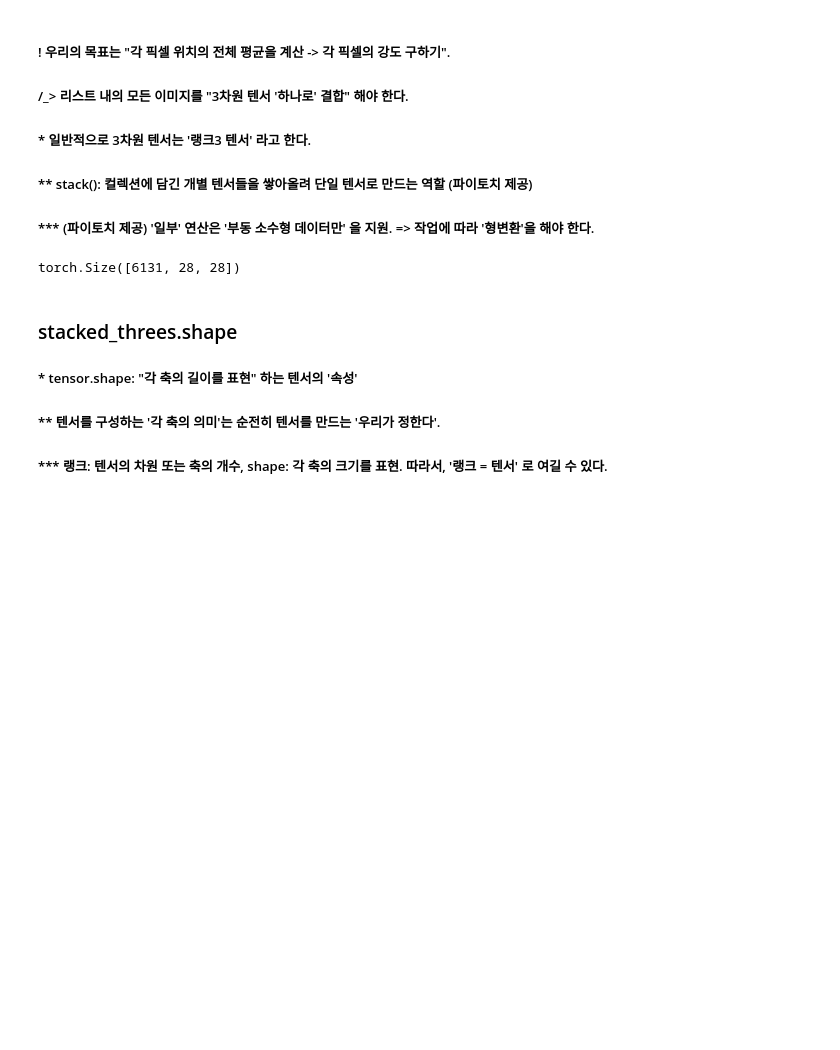
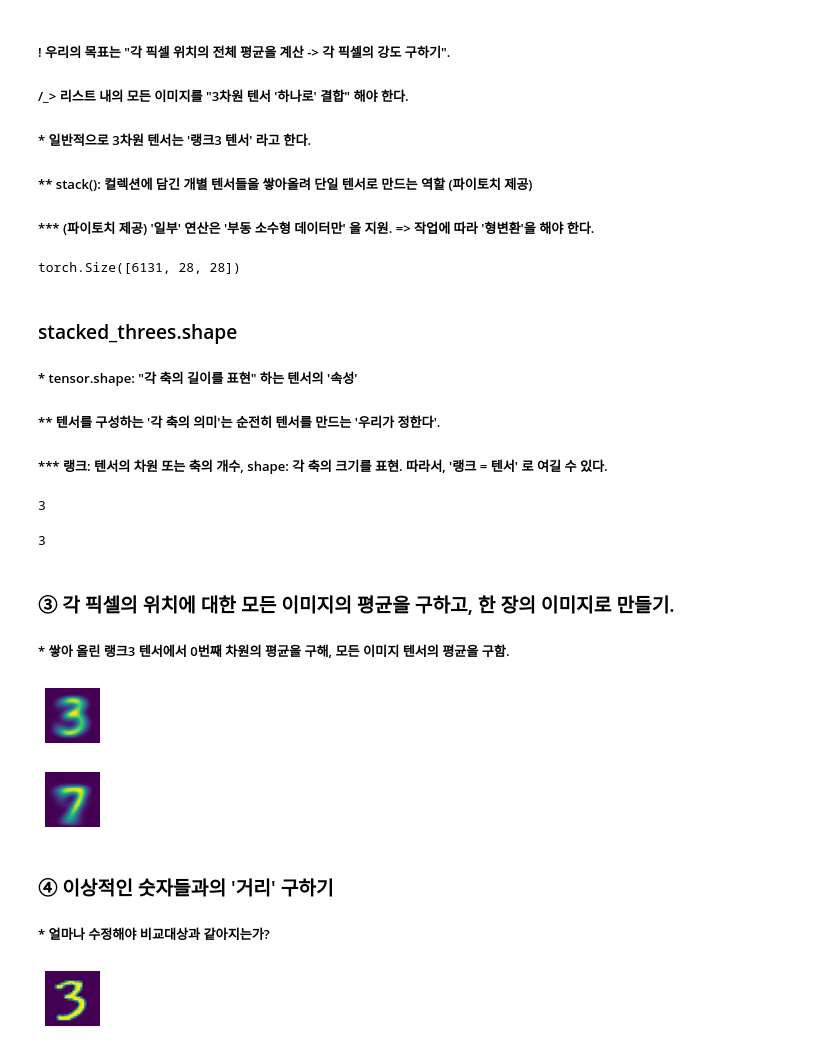
Before and after one commit to hs0224/a-professor-student-research-club, a Jupyter notebook: private/Mr_Mink/Chap04Deeper0.ipynb, the cells around one changed output. Drawn from its saved outputs; the diff is of its cells as text; code cells hidden in the pictures; blank space fills up the shorter version.

```diff
--- a/private/Mr_Mink/Chap04Deeper0.ipynb
+++ b/private/Mr_Mink/Chap04Deeper0.ipynb
@@ -141,3 +141,35 @@ torch.Size([6131, 28, 28])
 ##### * tensor.shape: "각 축의 길이를 표현" 하는 텐서의 '속성'
 ##### ** 텐서를 구성하는 '각 축의 의미'는 순전히 텐서를 만드는 '우리가 정한다'.
 ##### *** 랭크: 텐서의 차원 또는 축의 개수, shape: 각 축의 크기를 표현. 따라서, '랭크 = 텐서' 로 여길 수 있다.
+# %%
+len(stacked_threes.shape)
+# %% [output]
+3
+# %%
+# ndim 속성으로 rank를 바로 확인가능.
+stacked_threes.ndim
+# %% [output]
+3
+# %% [markdown]
+### ③ 각 픽셀의 위치에 대한 모든 이미지의 평균을 구하고, 한 장의 이미지로 만들기.
+##### * 쌓아 올린 랭크3 텐서에서 0번째 차원의 평균을 구해, 모든 이미지 텐서의 평균을 구함.
+# %%
+mean3 = stacked_threes.mean(0)
+show_image(mean3);
+# ';'를 주의
+# %% [output]
+[figure, added]
+# %%
+mean7 = stacked_sevens.mean(0)
+show_image(mean7);
+# %% [output]
+[figure, added]
+# %% [markdown]
+### ④ 이상적인 숫자들과의 '거리' 구하기
+##### * 얼마나 수정해야 비교대상과 같아지는가?
+# %%
+# 임의로 숫자 3 샘플 하나 선택
+a_3 = stacked_threes[1]
+show_image(a_3);
+# %% [output]
+[figure, added]
```
Also changed, not shown: parts of 8 cells of this notebook.
